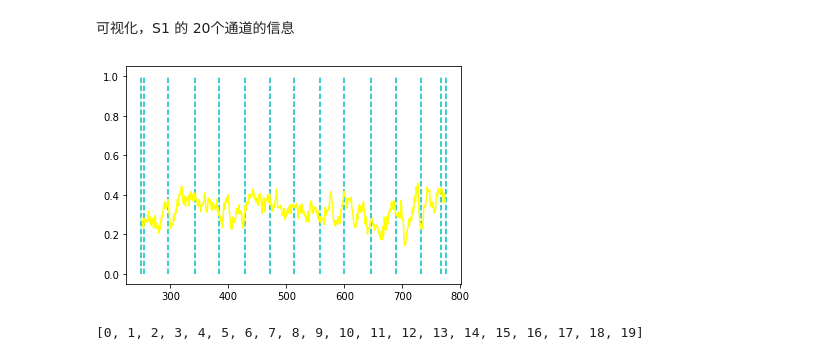
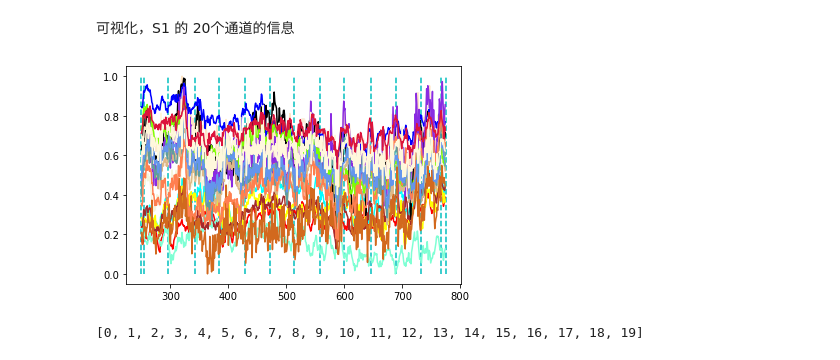
Before and after one commit to Allenhong0218/2020_huawei_C, a Jupyter notebook: problem2.ipynb, the cells around one changed output. Drawn from its saved outputs; the diff is of its cells as text; code cells hidden in the pictures.

```diff
--- a/problem2.ipynb
+++ b/problem2.ipynb
@@ -73,27 +73,27 @@ def regularit(df):
 # %%
 import matplotlib.pyplot as plt
 import numpy as np
 
 COLOR = ['red', 'antiquewhite', 'aqua', 'aquamarine',
          'yellow', 'beige', 'bisque', 'black', 'blanchedalmond', 'blue',
          'blueviolet', 'brown', 'burlywood', 'cadetblue', 'chartreuse',
          'chocolate', 'coral', 'cornflowerblue', 'cornsilk', 'crimson']
 
 def draw_plot(data, vline):
     data = regularit(data)
 #     x = range(len(data))
     x = range(250, 775)
-#     for col in range(len(data.iloc[0, :])):
-#         plt.plot(x, data.iloc[250:775, col], COLOR[col])
+    for col in range(len(data.iloc[0, :])):
+        plt.plot(x, data.iloc[250:775, col], COLOR[col])
 #         break
-    col = 4
-    plt.plot(x, data.iloc[250:775, col], COLOR[col])
+#     col = 10
+#     plt.plot(x, data.iloc[250:775, col], COLOR[col])
     plt.vlines(vline.iloc[:15, 1], 0, 1, colors = "c", linestyles = "dashed")
     plt.show()
 # 可视化
 draw_plot(train_data[0][0], train_event[0][0])
 # %% [output]
-[figure, old version]
+[figure, new version]
 # %%
 train_data[0][0].columns.tolist()
 # %% [output]
```
Also changed, not shown: parts of 13 cells of this notebook.
